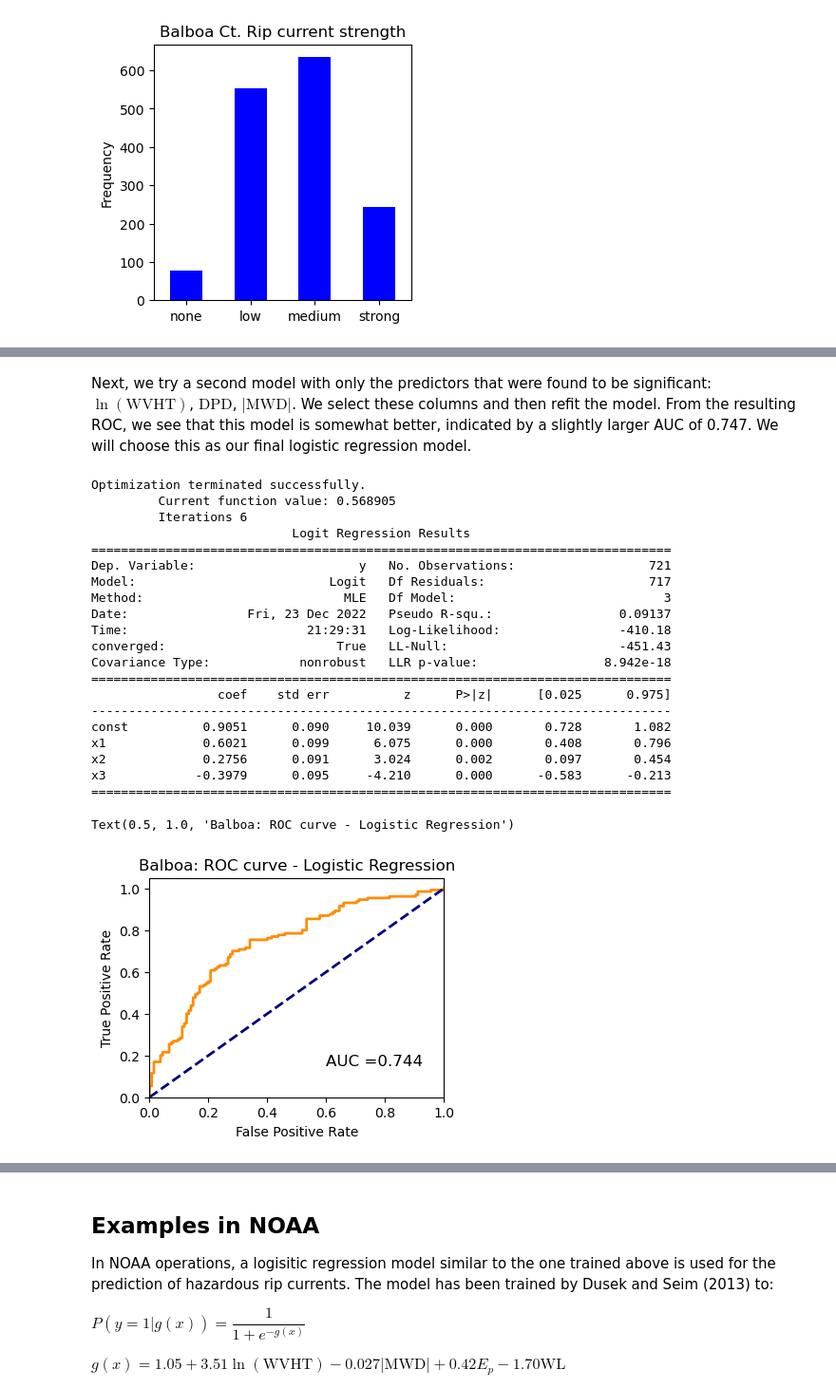
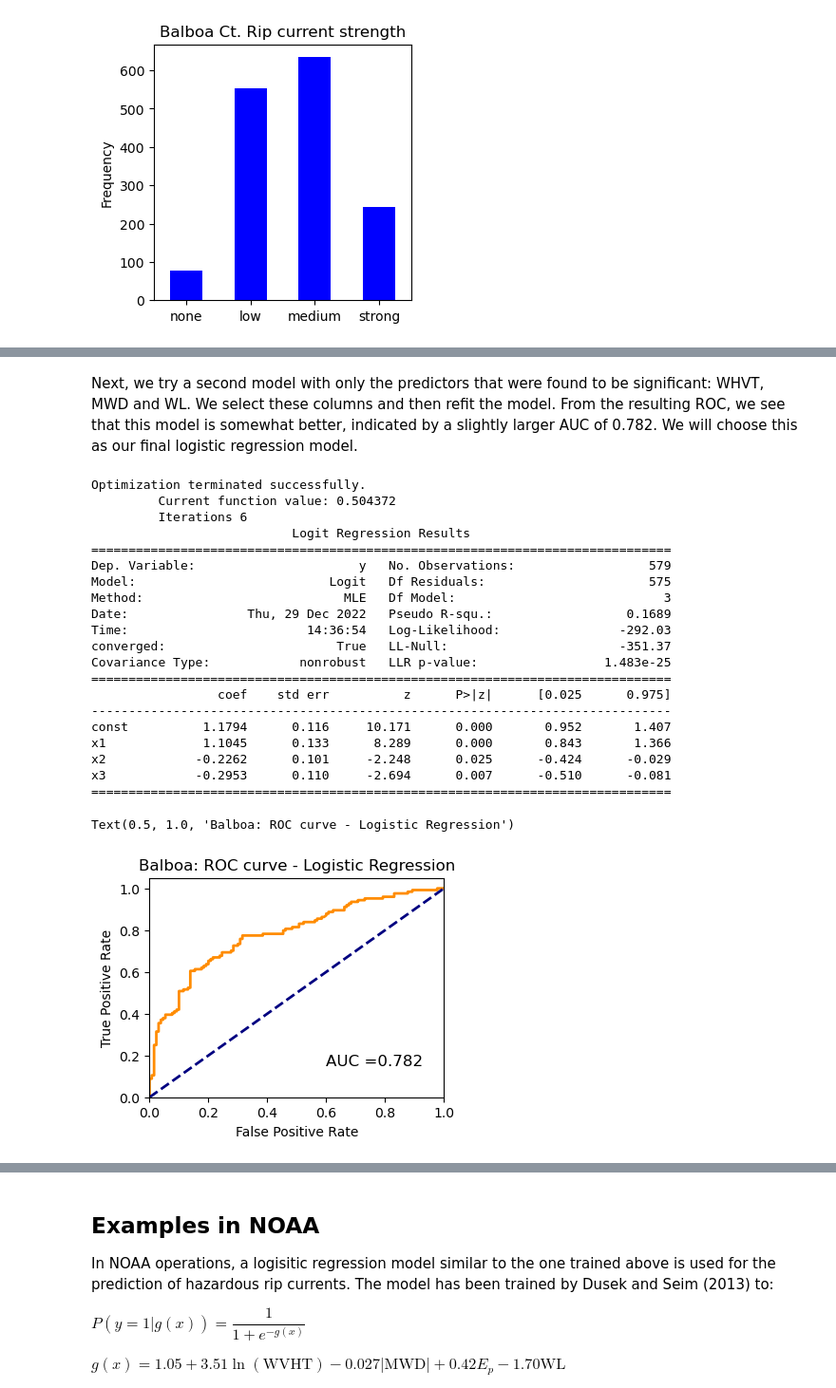
Before and after one commit to sbanihash/NCAI_training_material, a Jupyter notebook: NCAI_Classification_rip_currents.ipynb, the cells around one changed output, grey strips where cells are left out. Shown: that part at 95% size. Saved outputs shown, nothing was run; the diff lists cells and outputs as text; code cells hidden in the pictures.

```diff
--- a/NCAI_Classification_rip_currents.ipynb
+++ b/NCAI_Classification_rip_currents.ipynb
@@ -369,0 +409,26 @@ max        1.412000      1.412000      1.412000      1.412000
+# %%
+#Calculating lags of up to three hours for each of the variables (except for the newly created EP)
+#Then inserting them into the original dataframe for future use
+
+WVHT_lag = lagmat(wav_wlv['WVHT'], maxlag=3, trim="forward", original='in')
+wav_wlv.insert(2, 'WVHT_lag1', WVHT_lag[:,1])
+wav_wlv.insert(3, 'WVHT_lag2', WVHT_lag[:,2])
+wav_wlv.insert(4, 'WVHT_lag3', WVHT_lag[:,3])
+DPD_lag = lagmat(wav_wlv['DPD'], maxlag=3, trim="forward", original='in')
+wav_wlv.insert(6, 'DPD_lag1', DPD_lag[:,1])
+wav_wlv.insert(7, 'DPD_lag2', DPD_lag[:,2])
+wav_wlv.insert(8, 'DPD_lag3', DPD_lag[:,3])
+APD_lag = lagmat(wav_wlv['APD'], maxlag=3, trim="forward", original='in')
+wav_wlv.insert(10, 'APD_lag1', APD_lag[:,1])
+wav_wlv.insert(11, 'APD_lag2', APD_lag[:,2])
+wav_wlv.insert(12, 'APD_lag3', APD_lag[:,3])
+MWD_lag = lagmat(wav_wlv['MWD'], maxlag=3, trim="forward", original='in')
+wav_wlv.insert(14, 'MWD_lag1', MWD_lag[:,1])
+wav_wlv.insert(15, 'MWD_lag2', MWD_lag[:,2])
+wav_wlv.insert(16, 'MWD_lag3', MWD_lag[:,3])
+WL_lag = lagmat(wav_wlv['WL'], maxlag=3, trim="forward", original='in')
+wav_wlv.insert(19, 'WL_lag1', WL_lag[:,1])
+wav_wlv.insert(20, 'WL_lag2', WL_lag[:,2])
+wav_wlv.insert(21, 'WL_lag3', WL_lag[:,3])
+print(wav_wlv[1000:1010])
+print(wav_wlv.describe())
@@ -374,12 +459,10 @@ At this stage, we can also decide to turn the observations from a multi-category
 # %%
-# Merge the wave and water level data
-wav_wlv = pd.merge(wav_lags, wlv_lags, on='Date', how='inner')
+# Merge the wave and water level data with the rip current observations
 ripdata = pd.merge(wav_wlv, reports, on='Date', how='inner')
 ripdata.set_index('Date', inplace=True)
 
-ripdata.loc[(ripdata.Balboa >=2),'Balboa_binary'] = 1
-ripdata.loc[(ripdata.Balboa < 2),'Balboa_binary'] = 0
-ripdata.Balboa_binary = ripdata.Balboa_binary.astype(int)
+#Drop any rows with any NaN entries, since these cannot be used as-is for modeling
+ripdata.dropna(inplace=True)
 
 print(ripdata.head(10))
 print(ripdata.describe())
@@ -488,7 +569,9 @@ import statsmodels.api as sm
 import statsmodels.tools as st
 from sklearn import preprocessing
 
-scaler = preprocessing.StandardScaler().fit(X)
+#This step standardizes the data by demeaning and scaling to unit variance by calculating a standard scaler
+#and applying to the train and test data
+scaler = preprocessing.StandardScaler().fit(X.values)
 X_train_scaled = scaler.transform(X_train)
 X_test_scaled = scaler.transform(X_test)
 X_train_scaled = st.tools.add_constant(X_train_scaled, prepend=True, has_constant='skip') # Add column for intercept
@@ -539,9 +622,9 @@ Text(0.5, 1.0, 'Balboa: ROC curve - Logistic Regression')
 # %% [markdown]
-Next, we try a second model with only the predictors that were found to be significant: $\ln(\mathrm{WVHT})$, $\mathrm{DPD}$, $\lvert \mathrm{MWD} \rvert$. We select these columns and then refit the model. From the resulting ROC, we see that this model is somewhat better, indicated by a slightly larger AUC of 0.747. We will choose this as our final logistic regression model.
+Next, we try a second model with only the predictors that were found to be significant: WHVT, MWD and WL. We select these columns and then refit the model. From the resulting ROC, we see that this model is somewhat better, indicated by a slightly larger AUC of 0.782. We will choose this as our final logistic regression model.
 # %%
-# Select constant and first three predictors
-X_train_scaled = X_train_scaled[:,0:4]
-X_test_scaled = X_test_scaled[:,0:4]
+# Select constant (0) and WVHT (x1), MWD (x3) and WL (x4) only
+X_train_scaled = X_train_scaled[:,[0,1,3,4]]
+X_test_scaled = X_test_scaled[:,[0,1,3,4]]
 
 logit_model1=sm.Logit(y_train,X_train_scaled).fit()
 print(logit_model1.summary())
@@ -549,43 +632,43 @@ yhat = logit_model1.predict(X_test_scaled)
 
 # Compute ROC curve and area under curve (AUC)
 n_outputs = 1
 fpr = dict()
 tpr = dict()
 roc_auc = dict()
 fpr, tpr, _ = roc_curve(y_test, yhat)
 roc_auc = auc(fpr, tpr)
 
 plt.figure(figsize=[4,3])
 lw = 2
 plt.plot(fpr, tpr, color='darkorange', lw=lw, label='ROC curve (area = %0.2f)' % roc_auc)
 plt.plot([0, 1], [0, 1], color='navy', lw=lw, linestyle='--')
 plt.text(0.6, 0.15, 'AUC ='+'{0:.3f}'.format(roc_auc), fontsize=12)
 plt.xlim([0.0, 1.0])
 plt.ylim([0.0, 1.05])
 plt.xlabel('False Positive Rate')
 plt.ylabel('True Positive Rate')
 plt.title('Balboa: ROC curve - Logistic Regression')
 # %% [output]
 Optimization terminated successfully.
-         Current function value: 0.568905
+         Current function value: 0.504372
          Iterations 6
                            Logit Regression Results
 ==============================================================================
-Dep. Variable:                      y   No. Observations:                  721
-Model:                          Logit   Df Residuals:                      717
+Dep. Variable:                      y   No. Observations:                  579
+Model:                          Logit   Df Residuals:                      575
 Method:                           MLE   Df Model:                            3
-Date:                Fri, 23 Dec 2022   Pseudo R-squ.:                 0.09137
-Time:                        21:29:31   Log-Likelihood:                -410.18
-converged:                       True   LL-Null:                       -451.43
-Covariance Type:            nonrobust   LLR p-value:                 8.942e-18
+Date:                Thu, 29 Dec 2022   Pseudo R-squ.:                  0.1689
+Time:                        14:36:54   Log-Likelihood:                -292.03
+converged:                       True   LL-Null:                       -351.37
+Covariance Type:            nonrobust   LLR p-value:                 1.483e-25
 ==============================================================================
                  coef    std err          z      P>|z|      [0.025      0.975]
 ------------------------------------------------------------------------------
-const          0.9051      0.090     10.039      0.000       0.728       1.082
-x1             0.6021      0.099      6.075      0.000       0.408       0.796
-x2             0.2756      0.091      3.024      0.002       0.097       0.454
-x3            -0.3979      0.095     -4.210      0.000      -0.583      -0.213
+const          1.1794      0.116     10.171      0.000       0.952       1.407
+x1             1.1045      0.133      8.289      0.000       0.843       1.366
+x2            -0.2262      0.101     -2.248      0.025      -0.424      -0.029
+x3            -0.2953      0.110     -2.694      0.007      -0.510      -0.081
 ==============================================================================
 Text(0.5, 1.0, 'Balboa: ROC curve - Logistic Regression')
-[figure, old version]
+[figure, new version]
 # %% [markdown]
```
Also changed, not shown: parts of 66 cells of this notebook, 1 other file.
